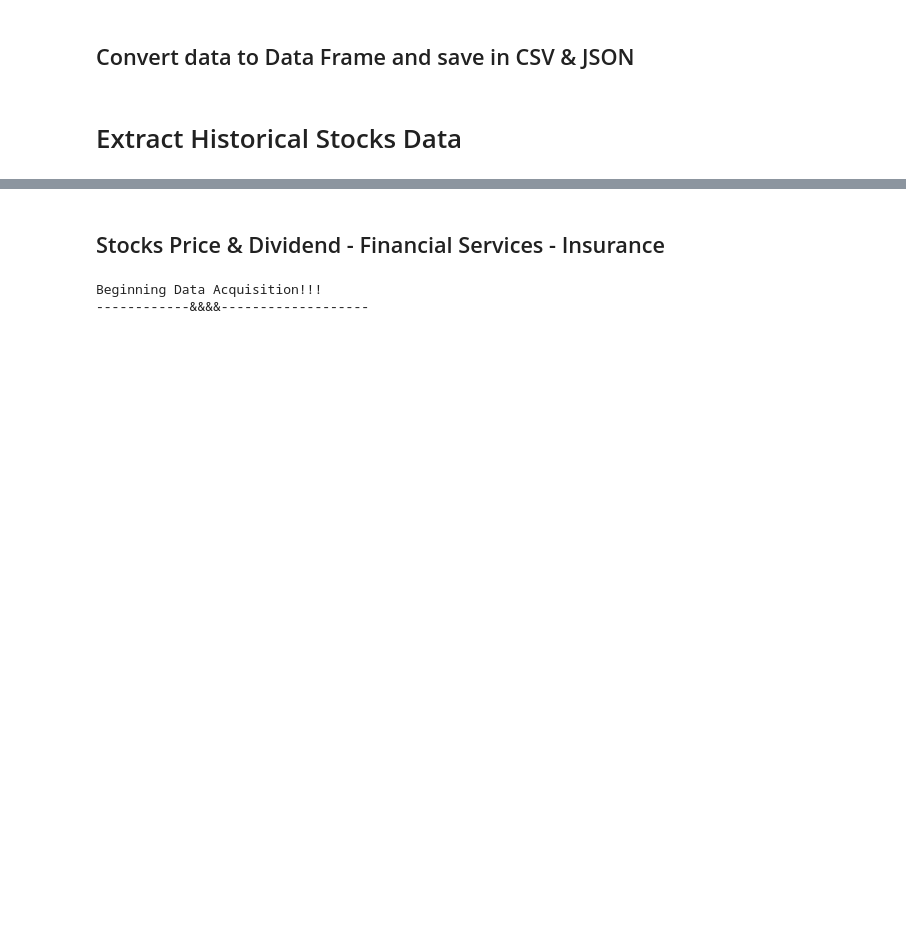
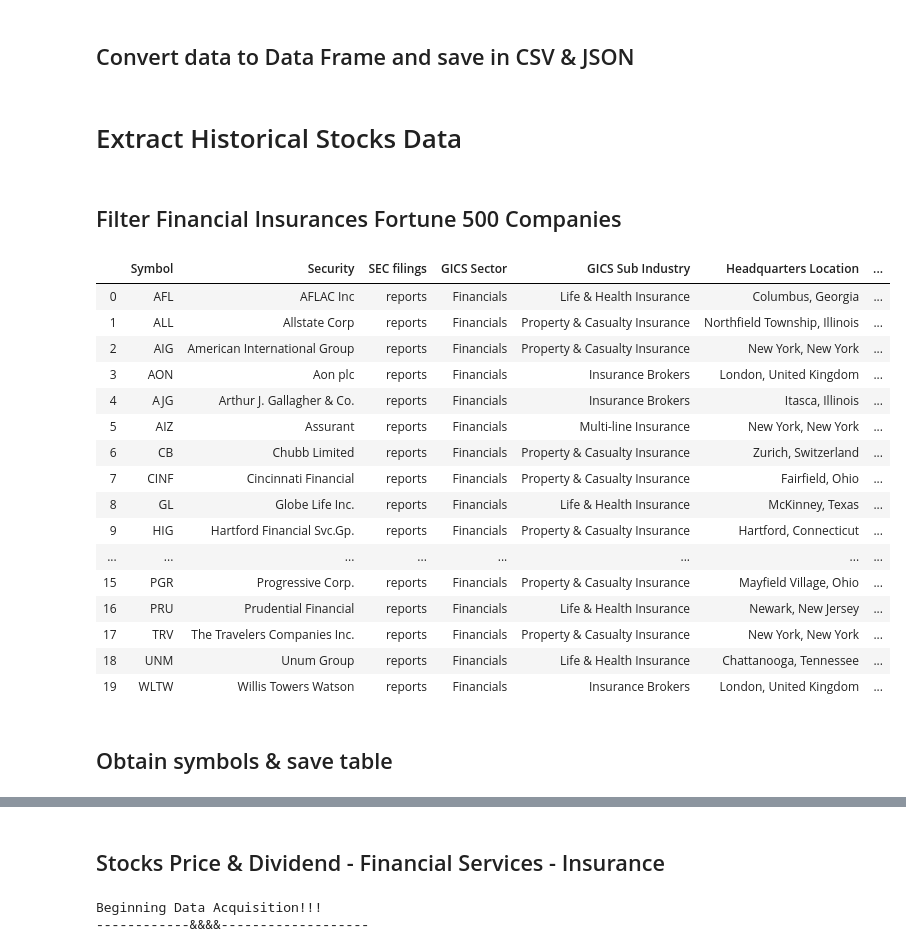
Before and after one commit to pablojordan/Financial_data_ETL, a Jupyter notebook: stocks_API_Code/Extract_Stocks_API.ipynb, the cells around one changed output, grey strips where cells are left out. Saved outputs shown, nothing was run; the diff lists cells and outputs as text; code cells hidden in the pictures; blank space fills up the shorter version.

```diff
--- a/stocks_API_Code/Extract_Stocks_API.ipynb
+++ b/stocks_API_Code/Extract_Stocks_API.ipynb
@@ -202,3 +202,40 @@ stocks_data_df.to_csv("../stocks_data/raw_stock_data_fortune500.csv", index=Fals
 stocks_data_df.to_json("../stocks_data/raw_stock_data_fortune500.json", orient='columns')
 # %% [markdown]
 # Extract Historical Stocks Data
+# %% [markdown]
+## Filter Financial Insurances Fortune 500 Companies
+# %%
+fortune_df_finacials = stock_table_df[stock_table_df["GICS Sector"] == "Financials"]
+fortune_df_finacials
+
+# Now select all the rows where the column GICS Sub Industry contains string Insura
+# https://davidhamann.de/2017/06/26/pandas-select-elements-by-string/
+
+fortune_df_finacials = fortune_df_finacials[fortune_df_finacials["GICS Sub Industry"].str.contains('Insura')]
+fortune_df_finacials = fortune_df_finacials.reset_index()
+
+# Drop index column
+fortune_df_finacials.drop(columns = ['index'], inplace = True)
+# %%
+# Display data
+fortune_df_finacials
+# %% [output]
+|  | Symbol | Security | SEC filings | GICS Sector | GICS Sub Industry | Headquarters Location | ... |
+| 0 | AFL | AFLAC Inc | reports | Financials | Life & Health Insurance | Columbus, Georgia | ... |
+| 1 | ALL | Allstate Corp | reports | Financials | Property & Casualty Insurance | Northfield Township, Illinois | ... |
+| 2 | AIG | American International Group | reports | Financials | Property & Casualty Insurance | New York, New York | ... |
+| 3 | AON | Aon plc | reports | Financials | Insurance Brokers | London, United Kingdom | ... |
+| 4 | AJG | Arthur J. Gallagher & Co. | reports | Financials | Insurance Brokers | Itasca, Illinois | ... |
+| 5 | AIZ | Assurant | reports | Financials | Multi-line Insurance | New York, New York | ... |
+| 6 | CB | Chubb Limited | reports | Financials | Property & Casualty Insurance | Zurich, Switzerland | ... |
+| 7 | CINF | Cincinnati Financial | reports | Financials | Property & Casualty Insurance | Fairfield, Ohio | ... |
+| 8 | GL | Globe Life Inc. | reports | Financials | Life & Health Insurance | McKinney, Texas | ... |
+| 9 | HIG | Hartford Financial Svc.Gp. | reports | Financials | Property & Casualty Insurance | Hartford, Connecticut | ... |
+| ... | ... | ... | ... | ... | ... | ... | ... |
+| 15 | PGR | Progressive Corp. | reports | Financials | Property & Casualty Insurance | Mayfield Village, Ohio | ... |
+| 16 | PRU | Prudential Financial | reports | Financials | Life & Health Insurance | Newark, New Jersey | ... |
+| 17 | TRV | The Travelers Companies Inc. | reports | Financials | Property & Casualty Insurance | New York, New York | ... |
+| 18 | UNM | Unum Group | reports | Financials | Life & Health Insurance | Chattanooga, Tennessee | ... |
+| 19 | WLTW | Willis Towers Watson | reports | Financials | Insurance Brokers | London, United Kingdom | ... |
+# %% [markdown]
+## Obtain symbols & save table
```
Also changed, not shown: parts of 10 cells of this notebook, 24 other files.
